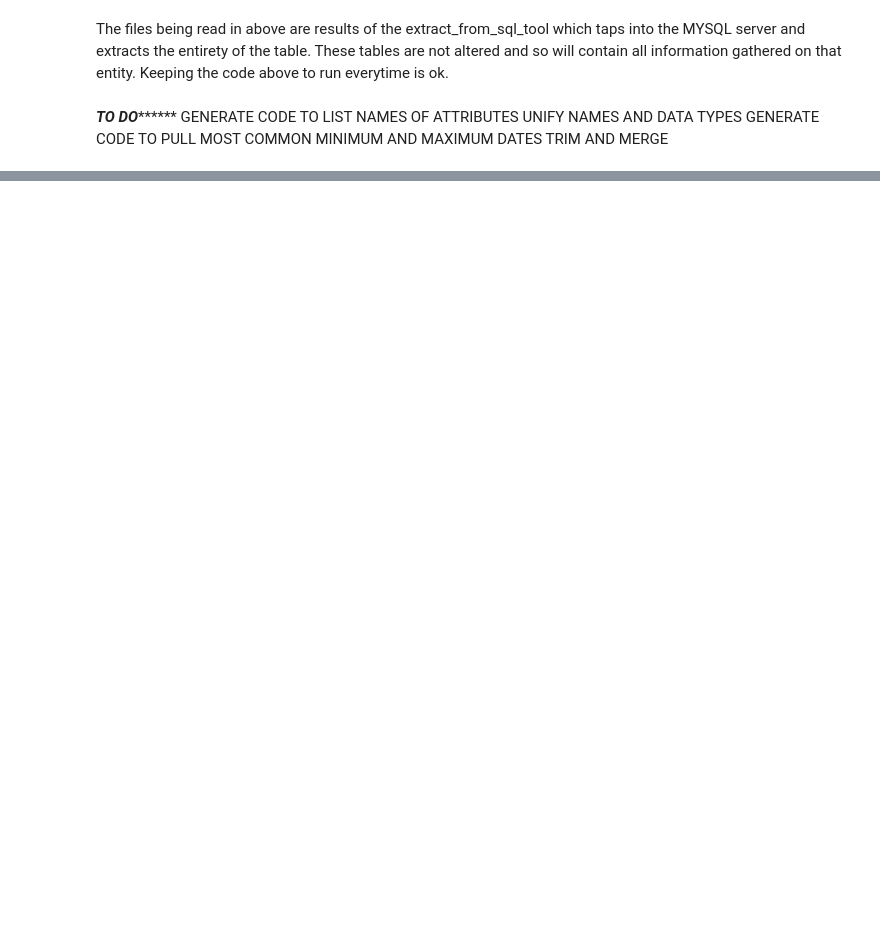
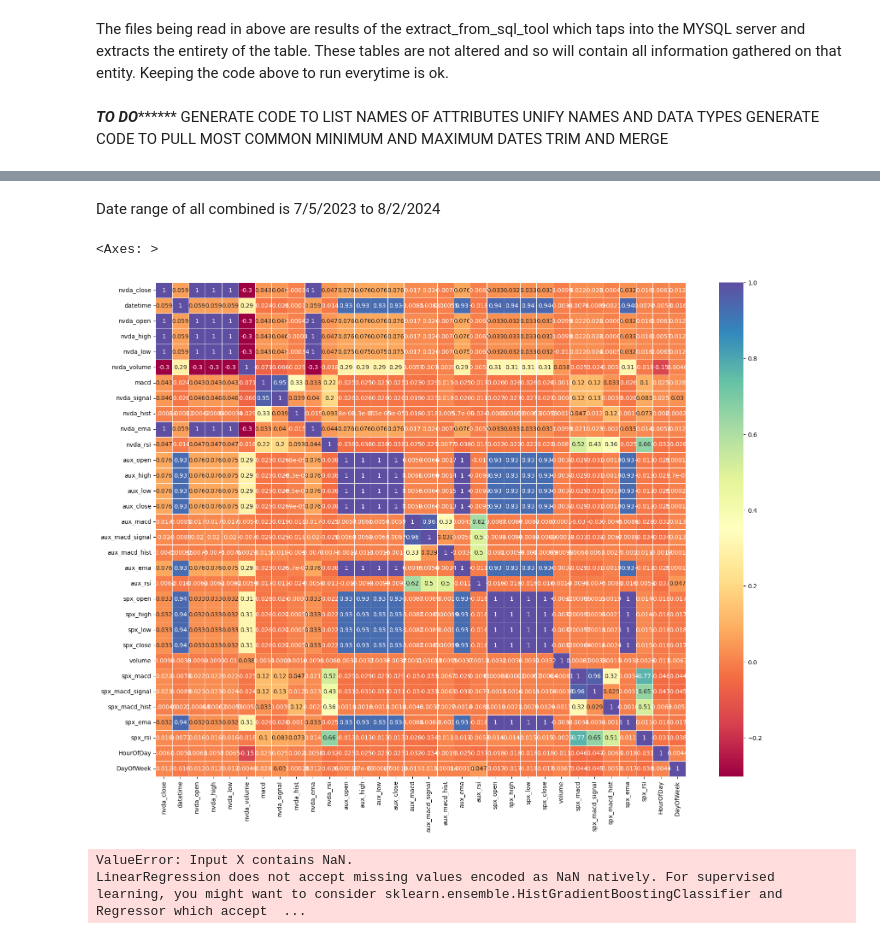
Before and after one commit to IsomorphicAlgo/NVDALinearLogisticAnalysis, a Jupyter notebook: Archive/Sandbox/Multiple_regression_sandbox.ipynb, the cells around one changed output, grey strips where cells are left out. Drawn from its saved outputs; the diff is of its cells as text; code cells hidden in the pictures; blank space fills up the shorter version.

Commit message:
Combined and trimmed data. Experimented with creating new numeric datetime features: day of week and hour of day. Experimented with a pairwise plot.

```diff
--- a/Archive/Sandbox/Multiple_regression_sandbox.ipynb
+++ b/Archive/Sandbox/Multiple_regression_sandbox.ipynb
@@ -195,0 +148,4 @@ Index(['datetime', 'open', 'high', 'low', 'close', 'volume', 'macd',
+# %%
+print(len(df_stock))
+print(df_stock_ti.columns)
+df_stock_ti = df_stock_ti.rename(columns={'bysignal': 'nvda_signal', 'byhistogram': 'nvda_hist'})
@@ -195,0 +154,13 @@ Index(['datetime', 'open', 'high', 'low', 'close', 'volume', 'macd',
+# %%
+df_aux_spx = pd.merge(df_aux, df_spx, on='datetime', how='left')
+print(len(df_aux_spx))
+# %%
+nvda_db = pd.merge(df_stock_ti, df_aux_spx, on='datetime', how='left')
+print(len(nvda_db))
+# %%
+nvda_db = nvda_db.sort_values(by='datetime', ascending=True)
+nvda_db['datetime'] = pd.to_datetime(nvda_db['datetime'])
+
+# Extract time-based features
+nvda_db['HourOfDay'] = nvda_db['datetime'].dt.hour
+nvda_db['DayOfWeek'] = nvda_db['datetime'].dt.dayofweek
@@ -195,0 +169,26 @@ Index(['datetime', 'open', 'high', 'low', 'close', 'volume', 'macd',
+# %% [markdown]
+Date range of all combined is 7/5/2023 to 8/2/2024
+# %%
+nvda_db = nvda_db[ ['nvda_close'] + [ col for col in nvda_db.columns if col != 'nvda_close' ] ]
+
+
+plt.subplots(figsize=(20,15))
+
+dfCorr = nvda_db.corr()
+sns.heatmap(dfCorr, linewidth=.5, cmap = "Spectral", annot = True)
+# %% [output]
+<Axes: >
+[figure, added]
+# %%
+
+X_train, X_test, Y_train, Y_test = train_test_split(X, Y, test_size=0.2, random_state=0)
+
+model = LinearRegression()
+model.fit(X_train, Y_train)
+
+Y_pred = model.predict(X_test)
+
+print('Mean Squared Error:', mean_squared_error(Y_test, Y_pred))
+# %% [output]
+ValueError: Input X contains NaN.
+LinearRegression does not accept missing values encoded as NaN natively. For supervised learning, you might want to consider sklearn.ensemble.HistGradientBoostingClassifier and Regressor which accept  ...
```
Also changed, not shown: parts of 13 cells of this notebook, 3 other files.
